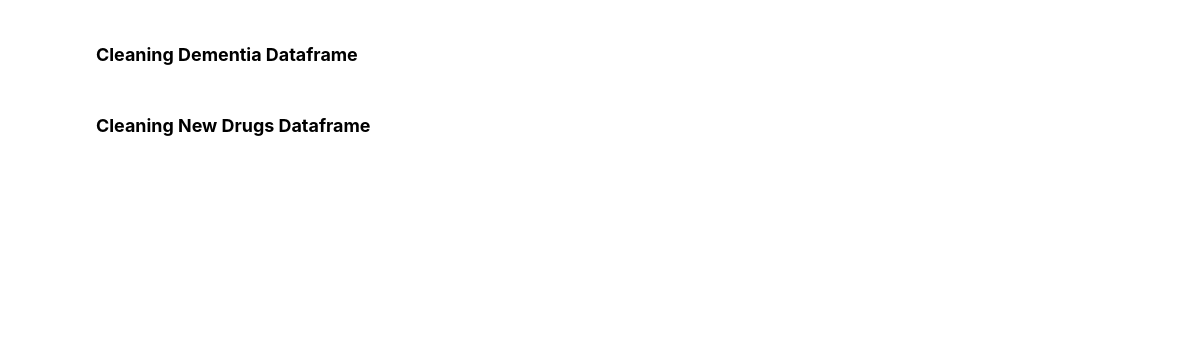
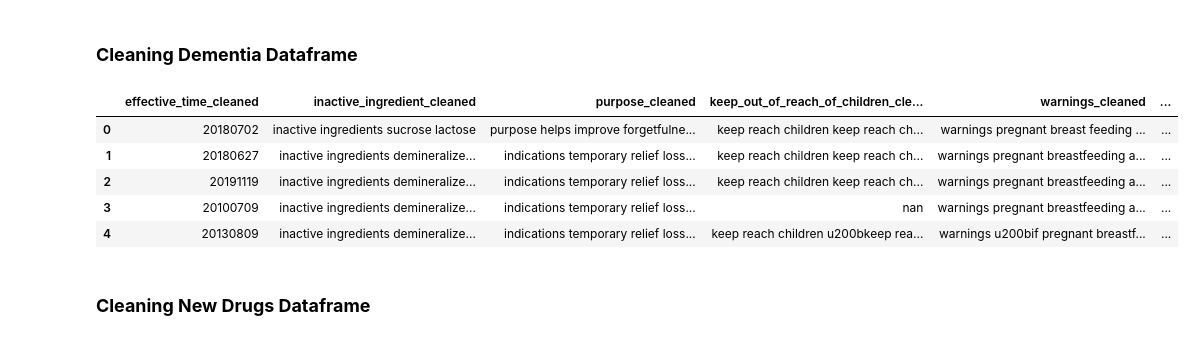
Before and after one commit to christinevu510/Drug-Classification, a Jupyter notebook: Notebook.ipynb, the cells around one changed output. Cells and saved outputs as stored; diff of their text form; code cells hidden in the pictures; blank space fills up the shorter version.

```diff
--- a/Notebook.ipynb
+++ b/Notebook.ipynb
@@ -382,21 +386,28 @@ pain_top10.head()
 # %% [markdown]
 ### **Cleaning Dementia Dataframe**
 # %%
-# Clean pain dataframe
+# Clean dementia dataframe
 
 # Apply the cleaning pipeline to all text columns at once
-text_columns = pain_top10.columns
+text_columns = dementia_top10.columns
 cleaned_columns = [col + '_cleaned' for col in text_columns]
 
-pain_top10[cleaned_columns] = pain_top10[text_columns].apply(lambda col: col.apply(lambda x: prepare(x, cleaning_pipeline)))
+dementia_top10[cleaned_columns] = dementia_top10[text_columns].apply(lambda col: col.apply(lambda x: prepare(x, cleaning_pipeline)))
 
 # Drop the original columns
-pain_top10 = pain_top10.drop(columns = text_columns)
+dementia_top10 = dementia_top10.drop(columns = text_columns)
 
 # Display the cleaned dataframe
 pd.set_option('display.max_columns', None)
 pd.set_option('display.expand_frame_repr', False)
-pain_top10.head()
+dementia_top10.head()
+# %% [output]
+|  | effective_time_cleaned | inactive_ingredient_cleaned | purpose_cleaned | keep_out_of_reach_of_children_cle... | warnings_cleaned | ... |
+| 0 | 20180702 | inactive ingredients sucrose lactose | purpose helps improve forgetfulne... | keep reach children keep reach ch... | warnings pregnant breast feeding ... | ... |
+| 1 | 20180627 | inactive ingredients demineralize... | indications temporary relief loss... | keep reach children keep reach ch... | warnings pregnant breastfeeding a... | ... |
+| 2 | 20191119 | inactive ingredients demineralize... | indications temporary relief loss... | keep reach children keep reach ch... | warnings pregnant breastfeeding a... | ... |
+| 3 | 20100709 | inactive ingredients demineralize... | indications temporary relief loss... | nan | warnings pregnant breastfeeding a... | ... |
+| 4 | 20130809 | inactive ingredients demineralize... | indications temporary relief loss... | keep reach children u200bkeep rea... | warnings u200bif pregnant breastf... | ... |
 # %% [markdown]
 ### **Cleaning New Drugs Dataframe**
 # %%
```
Also changed, not shown: parts of 19 cells of this notebook.
